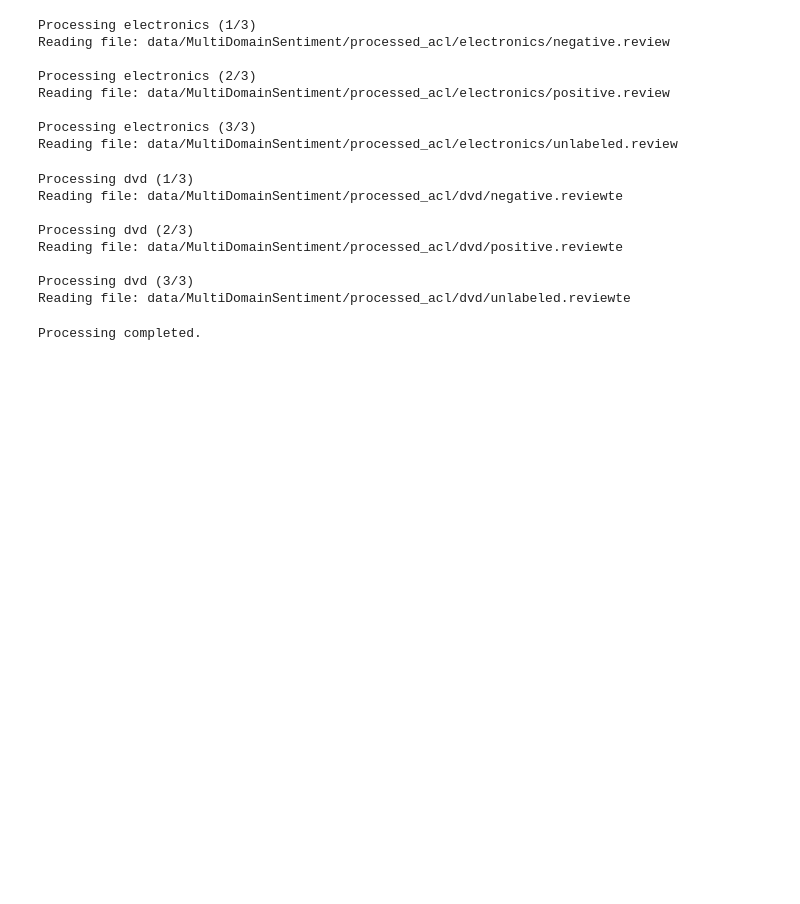
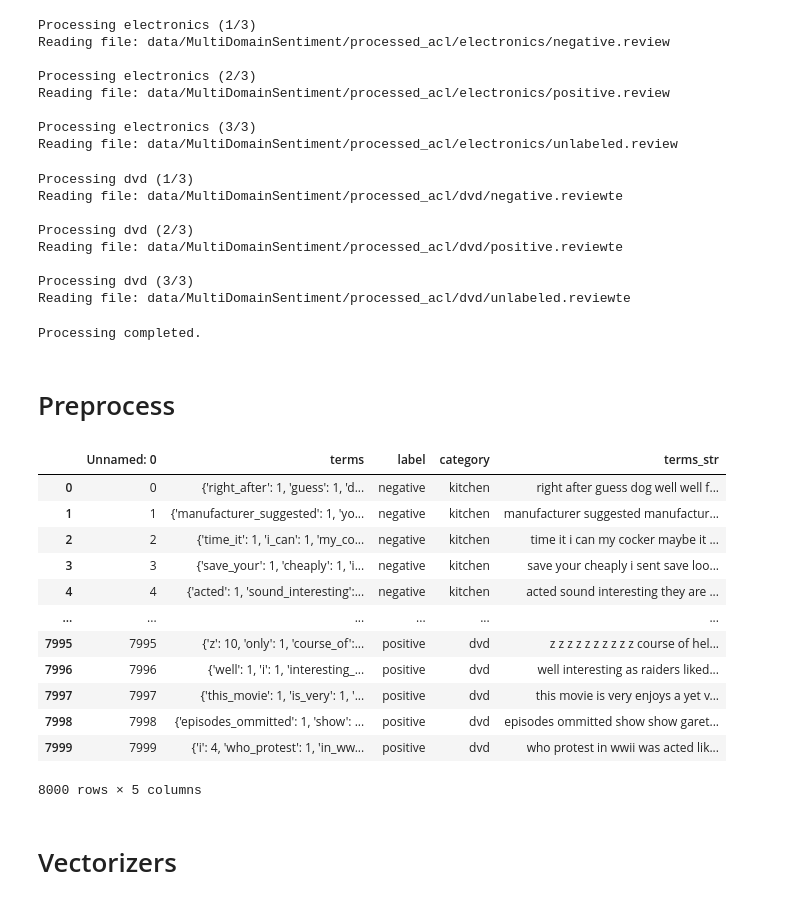
Before and after one commit to Tomas1307/NLP, a Jupyter notebook: HW03/sentiment_analysis.ipynb, the cells around one changed output. Saved outputs shown, nothing was run; the diff lists cells and outputs as text; code cells hidden in the pictures; blank space fills up the shorter version.

```diff
--- a/HW03/sentiment_analysis.ipynb
+++ b/HW03/sentiment_analysis.ipynb
@@ -4,3 +24,5 @@ import time
+# %%
+processor_ = Processor()
 # %%
 def print_progress_bar(percentage):
     bar_length = 50  # Definir la longitud de la barra de progreso
@@ -194,3 +216,30 @@ Processing completed.
 df_training_categories.to_csv("training_data_categories.csv")
 # %%
 df_testing.to_csv("testing_data_categories.csv")
+# %% [markdown]
+# Preprocess
+# %%
+# Example data loading
+df_train = pd.read_csv('training_data_categories.csv')
+
+# Function to flatten the dictionary into a single string for vectorization
+df_train['terms_str'] = df_train['terms'].apply(lambda x: ' '.join([f"{k} " * v for k, v in eval(x).items()]))
+df_train['terms_str'] = df_train['terms_str'].apply(lambda x: processor_.preprocessing_pipeline_sentiments(x))
+# %%
+df_train
+# %% [output]
+|  | Unnamed: 0 | terms | label | category | terms_str |
+| 0 | 0 | {'right_after': 1, 'guess': 1, 'd... | negative | kitchen | right after guess dog well well f... |
+| 1 | 1 | {'manufacturer_suggested': 1, 'yo... | negative | kitchen | manufacturer suggested manufactur... |
+| 2 | 2 | {'time_it': 1, 'i_can': 1, 'my_co... | negative | kitchen | time it i can my cocker maybe it ... |
+| 3 | 3 | {'save_your': 1, 'cheaply': 1, 'i... | negative | kitchen | save your cheaply i sent save loo... |
+| 4 | 4 | {'acted': 1, 'sound_interesting':... | negative | kitchen | acted sound interesting they are ... |
+| ... | ... | ... | ... | ... | ... |
+| 7995 | 7995 | {'z': 10, 'only': 1, 'course_of':... | positive | dvd | z z z z z z z z z z course of hel... |
+| 7996 | 7996 | {'well': 1, 'i': 1, 'interesting_... | positive | dvd | well interesting as raiders liked... |
+| 7997 | 7997 | {'this_movie': 1, 'is_very': 1, '... | positive | dvd | this movie is very enjoys a yet v... |
+| 7998 | 7998 | {'episodes_ommitted': 1, 'show': ... | positive | dvd | episodes ommitted show show garet... |
+| 7999 | 7999 | {'i': 4, 'who_protest': 1, 'in_ww... | positive | dvd | who protest in wwii was acted lik... |
+8000 rows × 5 columns
+# %% [markdown]
+# Vectorizers
```
Also changed, not shown: parts of 14 cells of this notebook, 1 other file.
